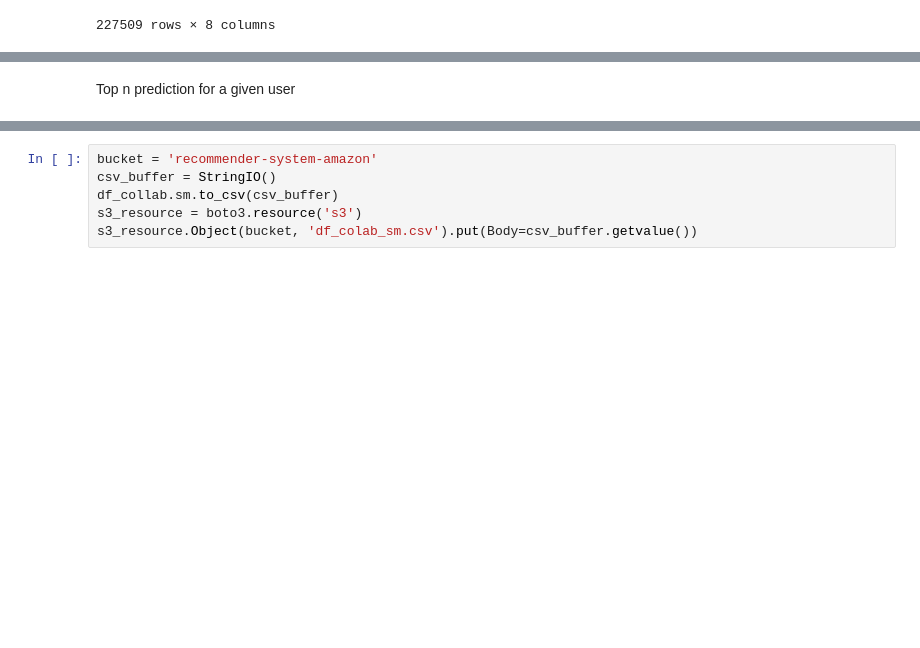
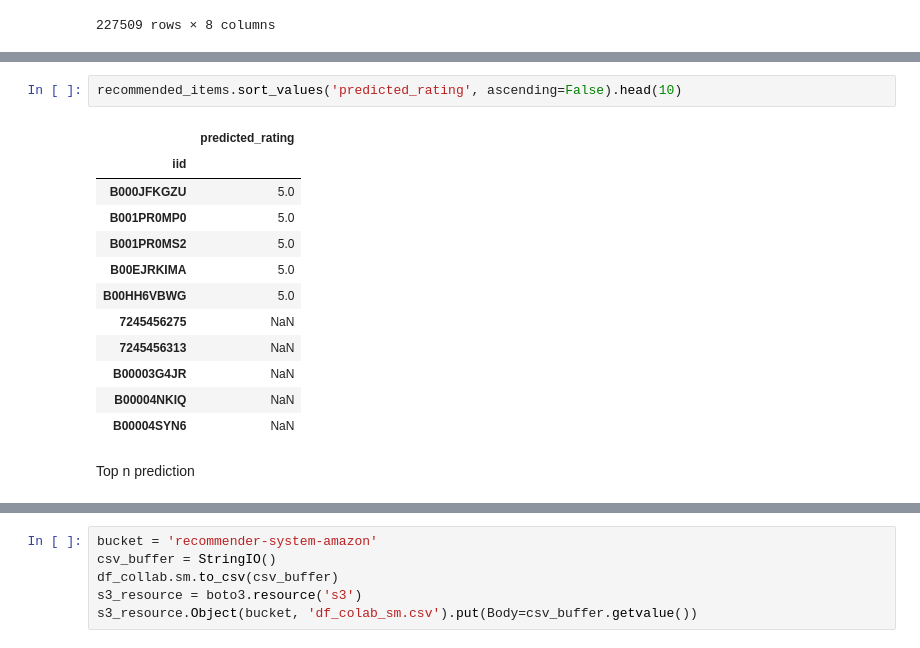
Before and after one commit to alirezasdg1/Amazon-recommender-system, a Jupyter notebook: notebooks/collaborative_based_recom.ipynb, the cells around one changed output, grey strips where cells are left out. Drawn from its saved outputs; the diff is of its cells as text; blank space fills up the shorter version.

```diff
--- a/notebooks/collaborative_based_recom.ipynb
+++ b/notebooks/collaborative_based_recom.ipynb
@@ -123,2 +163,17 @@ df_pred.sort_values(by='err',ascending=False)
+# %%
+recommended_items.sort_values('predicted_rating', ascending=False).head(10)
+# %% [output]
+|  | predicted_rating |
+| iid |  |
+| B000JFKGZU | 5.0 |
+| B001PR0MP0 | 5.0 |
+| B001PR0MS2 | 5.0 |
+| B00EJRKIMA | 5.0 |
+| B00HH6VBWG | 5.0 |
+| 7245456275 | NaN |
+| 7245456313 | NaN |
+| B00003G4JR | NaN |
+| B00004NKIQ | NaN |
+| B00004SYN6 | NaN |
 # %% [markdown]
-Top n prediction for a given user
+Top n prediction
```
Also changed, not shown: parts of 10 cells of this notebook, 1 other file.
